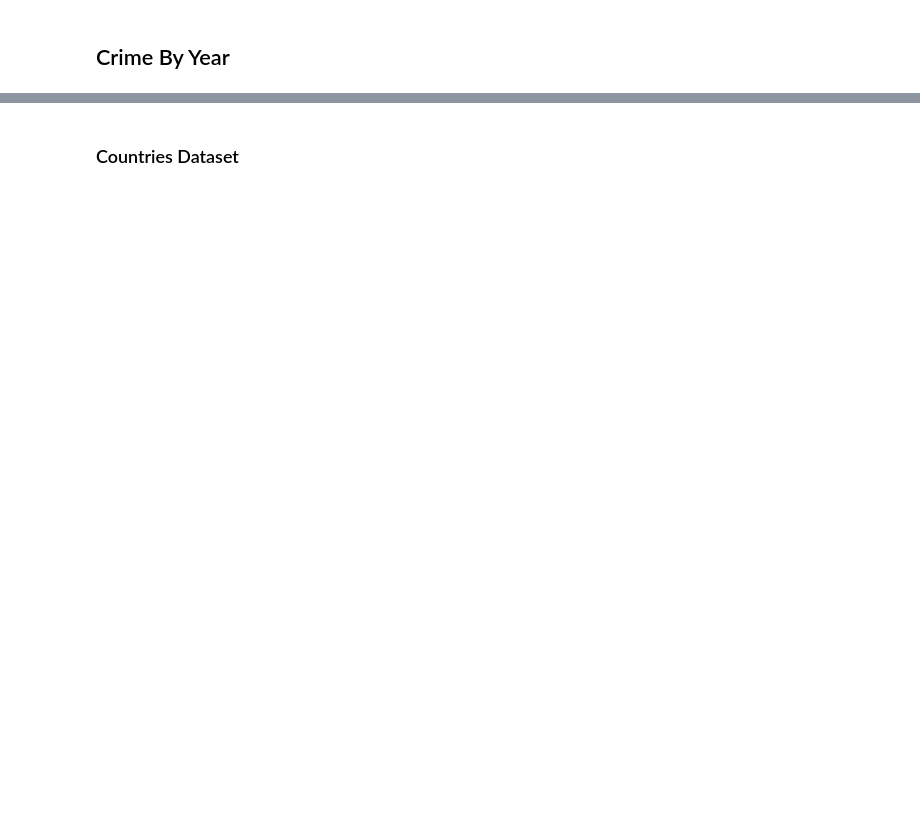
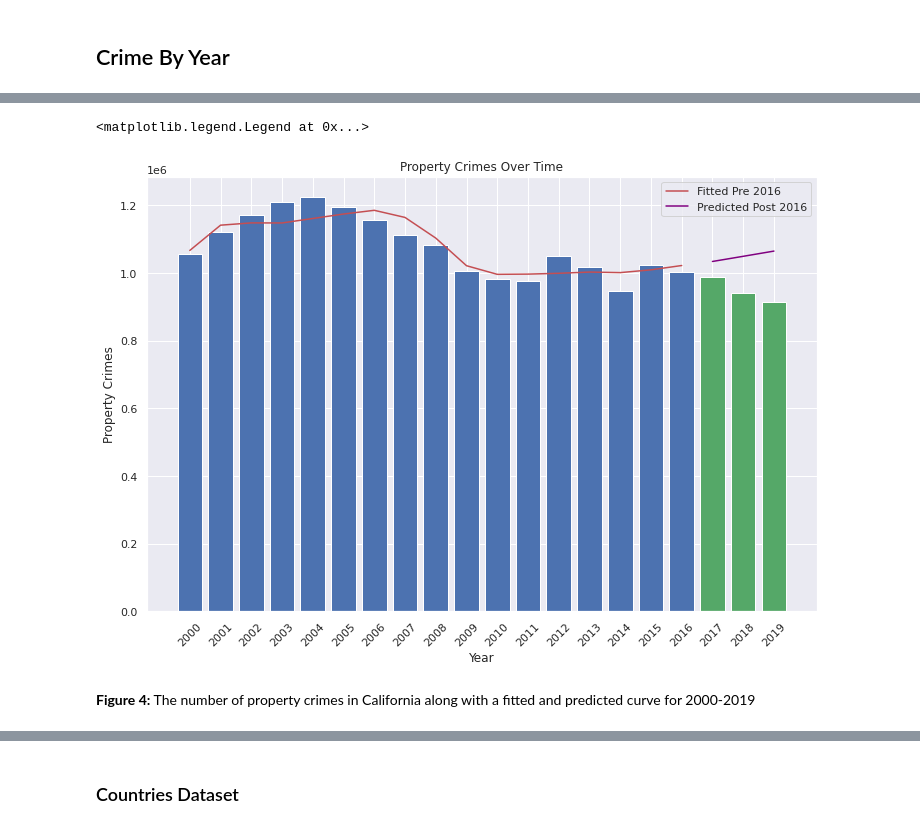
Before and after one commit to frendogr/CMSE202_Project, a Jupyter notebook: Semester_Project.ipynb, the cells around one changed output, grey strips where cells are left out. Cells and saved outputs as stored; diff of their text form; code cells hidden in the pictures; blank space fills up the shorter version.

```diff
--- a/Semester_Project.ipynb
+++ b/Semester_Project.ipynb
@@ -537,0 +310,19 @@ plt.legend()
+# %%
+# Reading in and cleaning state marriage rate data
+marriage_rates = pd.read_csv("state-marriage-rates-90-95-99-19.csv",header=5)
+marriage_rates.drop(columns=["Unnamed: 24","Unnamed: 25","Unnamed: 26","Unnamed: 27","Unnamed: 28","Unnamed: 29"],inplace=True)
+marriage_rates.drop(index=0,inplace=True)
+marriage_rates.rename(columns={"Unnamed: 0" : "State"},inplace=True)
+
+# Only looking at the California marriage rate data
+cali_marriage_rates = marriage_rates.iloc[4]
+cali_marriage_rates.drop(index="State",inplace=True)
+
+cali_marriage_rates = cali_marriage_rates.astype('float64') # converting the data to floats
+
+# Making a datframe of the marriage rates from 2000-2019
+cali_marriage_rates = cali_marriage_rates[["2000","2001","2002","2003","2004","2005","2006","2007","2008",
+                                           "2009","2010","2011","2012","2013","2014","2015","2016","2017","2018","2019"]]
+cali_marriage_rates.index = np.arange(20)
+
+cali_marriage_rates.head()
@@ -537,0 +482,20 @@ plt.legend()
+# %%
+# Plotting the actual property crime totals for the years before legalization and the fitted line based on the model
+plt.figure(figsize=(12,8))
+plt.plot(cali_crime_00_19_by_year[:17]['Year'],new_property_results.predict(),label="Fitted Pre 2016",color="r")
+plt.bar(cali_crime_00_19_by_year[:17]['Year'],cali_crime_00_19_by_year[:17]['Property Crimes'],color='b')
+
+# Plotting the actual property crime totals for the years after legalization and the predicted line
+plt.plot(cali_crime_00_19_by_year[17:]['Year'],predicted_property,label="Predicted Post 2016",color='purple')
+plt.bar(cali_crime_00_19_by_year[17:]['Year'],cali_crime_00_19_by_year[17:]['Property Crimes'],color="g")
+
+plt.title("Property Crimes Over Time")
+plt.xlabel("Year")
+plt.ylabel("Property Crimes")
+plt.xticks(rotation=45)
+plt.legend()
+# %% [output]
+<matplotlib.legend.Legend at 0x...>
+[figure, added]
+# %% [markdown]
+**Figure 4:** The number of property crimes in California along with a fitted and predicted curve for 2000-2019
```
Also changed, not shown: parts of 69 cells of this notebook.
